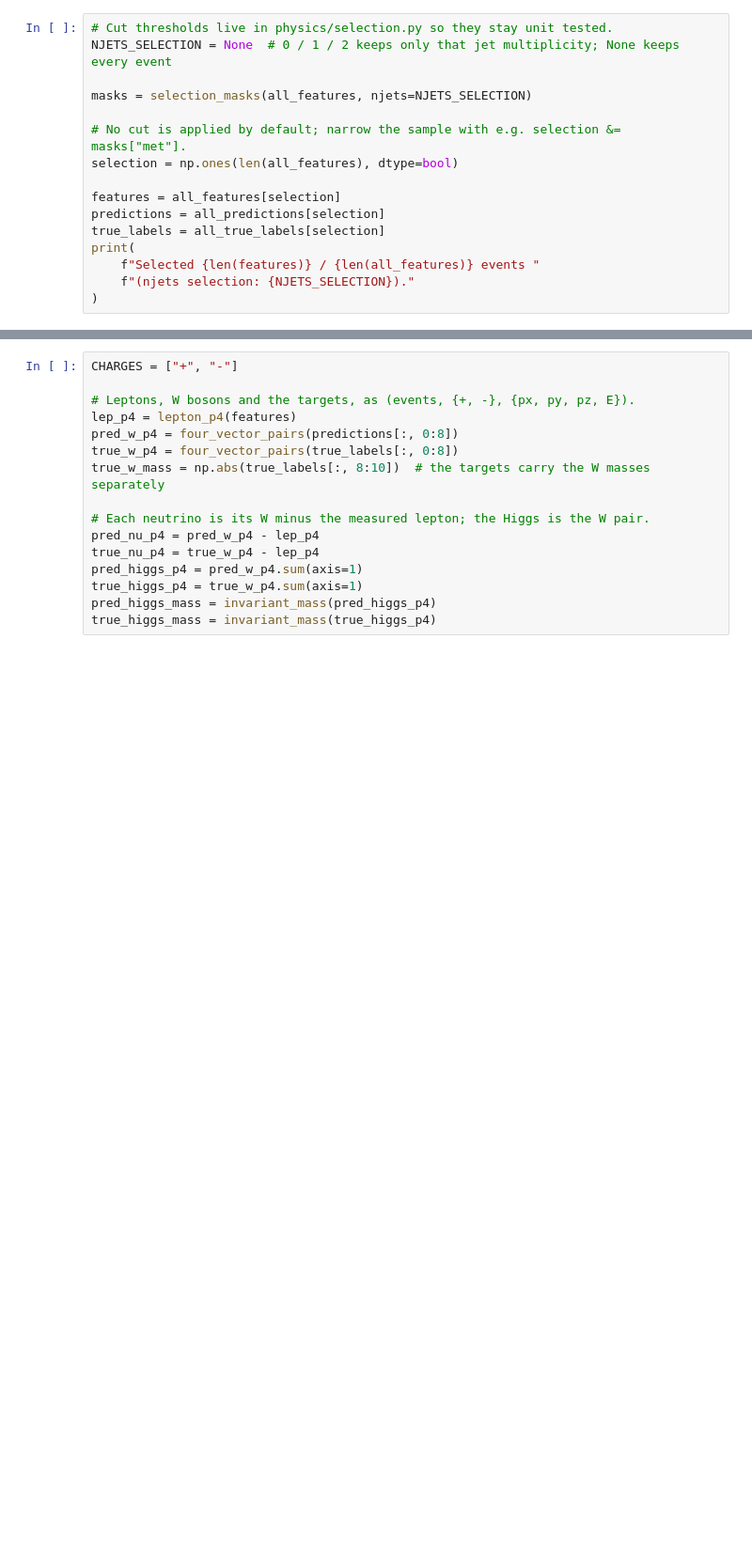
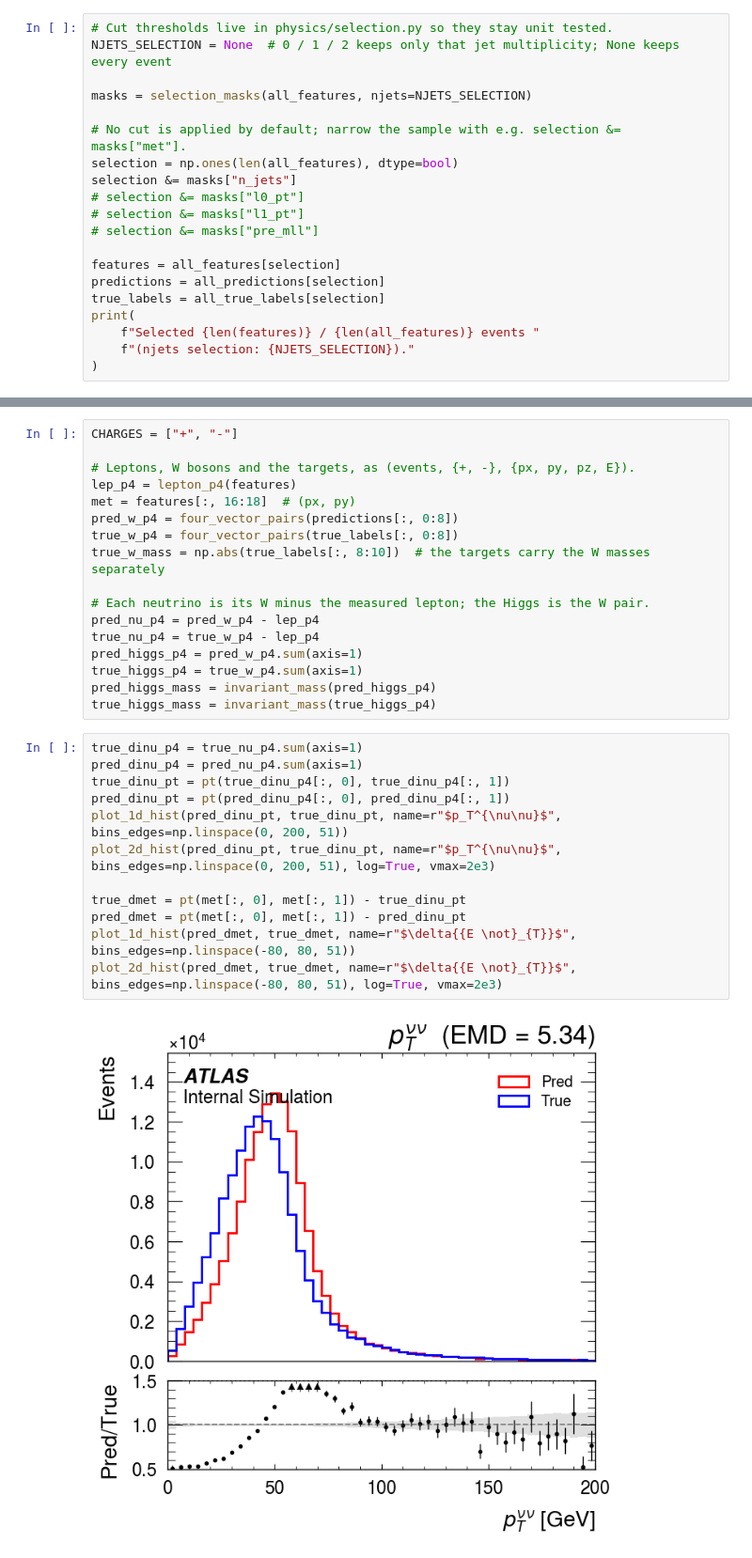
Before and after one commit to yygarypeng/ww-pcres, a Jupyter notebook: notebooks/visualize.ipynb, the cells around one changed output, grey strips where cells are left out. Shown at 94% size. Cells and saved outputs as stored; diff of their text form; blank space fills up the shorter version.

```diff
--- a/notebooks/visualize.ipynb
+++ b/notebooks/visualize.ipynb
@@ -149,6 +189,10 @@ masks = selection_masks(all_features, njets=NJETS_SELECTION)
 
 # No cut is applied by default; narrow the sample with e.g. selection &= masks["met"].
 selection = np.ones(len(all_features), dtype=bool)
+selection &= masks["n_jets"]
+# selection &= masks["l0_pt"]
+# selection &= masks["l1_pt"]
+# selection &= masks["pre_mll"]
 
 features = all_features[selection]
 predictions = all_predictions[selection]
@@ -162,6 +208,7 @@ CHARGES = ["+", "-"]
 
 # Leptons, W bosons and the targets, as (events, {+, -}, {px, py, pz, E}).
 lep_p4 = lepton_p4(features)
+met = features[:, 16:18]  # (px, py)
 pred_w_p4 = four_vector_pairs(predictions[:, 0:8])
 true_w_p4 = four_vector_pairs(true_labels[:, 0:8])
 true_w_mass = np.abs(true_labels[:, 8:10])  # the targets carry the W masses separately
@@ -173,3 +220,17 @@ pred_higgs_p4 = pred_w_p4.sum(axis=1)
 true_higgs_p4 = true_w_p4.sum(axis=1)
 pred_higgs_mass = invariant_mass(pred_higgs_p4)
 true_higgs_mass = invariant_mass(true_higgs_p4)
+# %%
+true_dinu_p4 = true_nu_p4.sum(axis=1)
+pred_dinu_p4 = pred_nu_p4.sum(axis=1)
+true_dinu_pt = pt(true_dinu_p4[:, 0], true_dinu_p4[:, 1])
+pred_dinu_pt = pt(pred_dinu_p4[:, 0], pred_dinu_p4[:, 1])
+plot_1d_hist(pred_dinu_pt, true_dinu_pt, name=r"$p_T^{\nu\nu}$", bins_edges=np.linspace(0, 200, 51))
+plot_2d_hist(pred_dinu_pt, true_dinu_pt, name=r"$p_T^{\nu\nu}$", bins_edges=np.linspace(0, 200, 51), log=True, vmax=2e3)
+
+true_dmet = pt(met[:, 0], met[:, 1]) - true_dinu_pt
+pred_dmet = pt(met[:, 0], met[:, 1]) - pred_dinu_pt
+plot_1d_hist(pred_dmet, true_dmet, name=r"$\delta{{E \not}_{T}}$", bins_edges=np.linspace(-80, 80, 51))
+plot_2d_hist(pred_dmet, true_dmet, name=r"$\delta{{E \not}_{T}}$", bins_edges=np.linspace(-80, 80, 51), log=True, vmax=2e3)
+# %% [output]
+[figure, added]
```
Also changed, not shown: parts of 16 cells of this notebook, 17 other files.
